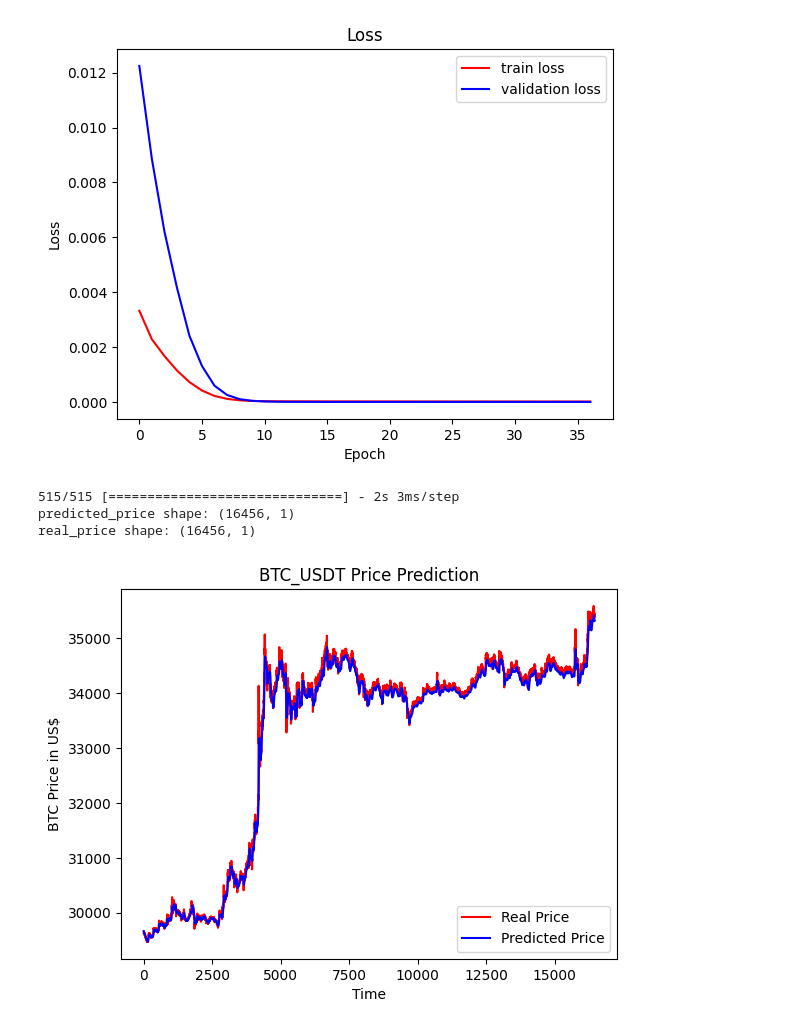
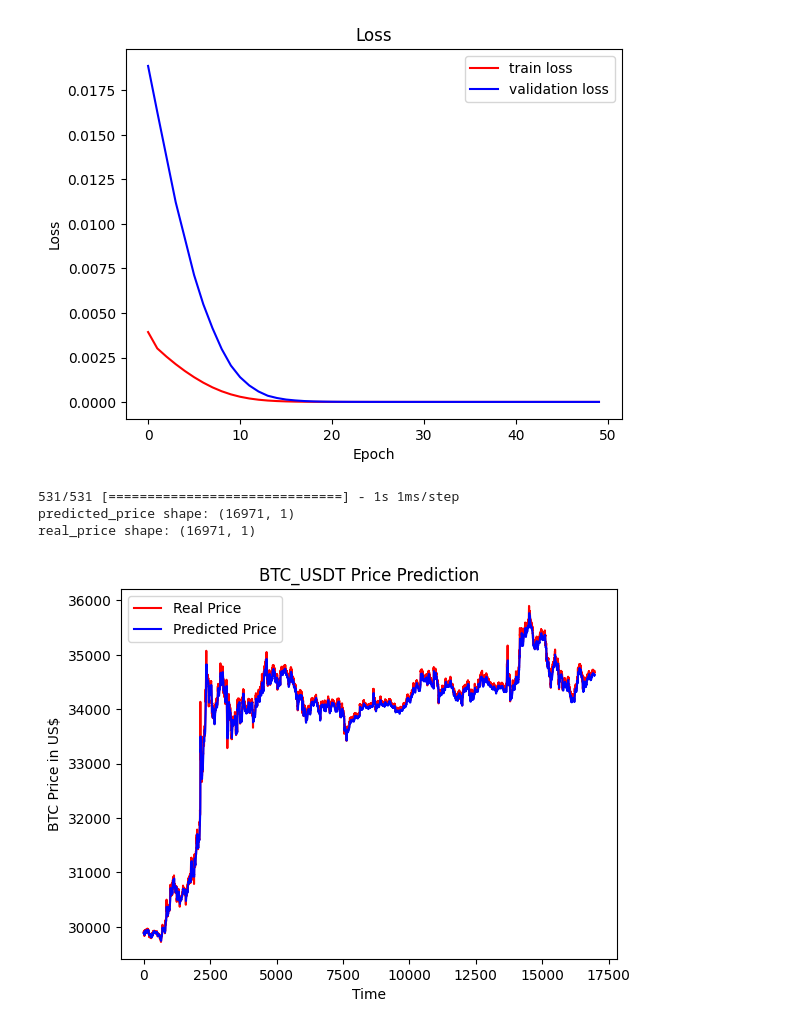
Before and after one commit to kentarokamiyajp/crypto-prediction-ml-dl, a Jupyter notebook: notebook/naive_models/minute_models/simple_price_prediction_lstm.ipynb, the cells around one changed output. Drawn from its saved outputs; the diff is of its cells as text; code cells hidden in the pictures.

```diff
--- a/notebook/naive_models/minute_models/simple_price_prediction_lstm.ipynb
+++ b/notebook/naive_models/minute_models/simple_price_prediction_lstm.ipynb
@@ -165,10 +167,11 @@ btc_raw_df.tail()
 ####################################
 # Create Dataset with target value
 ####################################
-predicting_days = 10
+predicting_points = 1
 btc_df_with_target = btc_raw_df
-target = btc_raw_df['close'].shift(-predicting_days)
+target_column_to_predict = 'close'
+target = btc_raw_df[target_column_to_predict].shift(-predicting_points)
 btc_df_with_target['target'] = target
-btc_df_with_target.tail()
+btc_df_with_target.tail(10)
 # %% [output]
 |  | open | high | low | close | total_volume | total_quantity | total_trade_count | buy_trade_count | ... |
@@ -191,0 +246,13 @@ btc_df_with_target.describe()
+# %%
+btc_df_with_target = btc_df_with_target.dropna()
+
+# NaN value might be included in the dataset.
+# Count the number of NaN for each column.
+labels = []
+values = []
+print('# of records:',btc_df_with_target.shape[0])
+print('<column name>: # of NaN records in the column')
+for col in btc_df_with_target.columns:
+    labels.append(col)
+    values.append(btc_df_with_target[col].isnull().sum())
+    print("{}: {}".format(col, values[-1]))
@@ -251,0 +330,4 @@ array([[0.08236596, 0.07775363, 0.08413046, 0.08246004],
+# %%
+dataset_feature_scaled = sc_features.fit_transform(dataset_raw_df[feature_columns])
+print(dataset_feature_scaled.shape)
+dataset_feature_scaled
@@ -271,12 +362,11 @@ test_size = 0.2
 train_index_to = int(len(dataset_feature_scaled)*train_size)
 test_index_to = len(dataset_feature_scaled)
 
-past_N = 60
+past_N = 10
 X_train = []
 y_train = []
 for i in range(past_N,train_index_to):
-    X_train.append(np.concatenate((dataset_feature_scaled[i],
-         dataset_feature_scaled[i-past_N+1:i, 3:].flatten()), axis = 0))
+    X_train.append(np.concatenate((dataset_feature_scaled[i],dataset_feature_scaled[i-past_N+1:i, 3].flatten()), axis = 0))
     y_train.append(dataset_target_scaled[i])
 X_train,y_train = np.array(X_train),np.array(y_train)
 print('X_train shape',X_train.shape)
@@ -284,8 +374,7 @@ print('X_train shape',X_train.shape)
 X_test = []
 y_test = []
 for i in range(train_index_to,test_index_to):
-    X_test.append(np.concatenate((dataset_feature_scaled[i],
-         dataset_feature_scaled[i-past_N+1:i, 3:].flatten()), axis = 0))
+    X_test.append(np.concatenate((dataset_feature_scaled[i], dataset_feature_scaled[i-past_N+1:i, 3].flatten()), axis = 0))
     y_test.append(dataset_target_scaled[i])
 X_test,y_test = np.array(X_test),np.array(y_test)
 print('X_test shape',X_test.shape)
@@ -351,28 +461,28 @@ plt.ylabel('Loss')
 plt.legend()
 plt.show()
 # %% [output]
-[figure, old version]
+[figure, new version]
 # %%
 # Predict test data and revert the price to the original scale
 predicted_price = regressor.predict(X_test)
-predicted_price = sc_target.inverse_transform(predicted_price)[:-predicting_days]
+predicted_price = sc_target.inverse_transform(predicted_price)[:-predicting_points]
 print('predicted_price shape:',predicted_price.shape)
 # predicted_price
 
-real_price = sc_target.inverse_transform(y_test)[:-predicting_days]
+real_price = sc_target.inverse_transform(y_test)[:-predicting_points]
 print('real_price shape:',real_price.shape)
 # real_price
 
 plt.plot(real_price, color = 'red', label = 'Real Price')
 plt.plot(predicted_price, color = 'blue', label = 'Predicted Price')
 plt.title('BTC_USDT Price Prediction')
 plt.xlabel('Time')
 plt.ylabel('BTC Price in US$')
 plt.legend()
 plt.show()
 # %% [output]
-515/515 [==============================] - 2s 3ms/step
-predicted_price shape: (16456, 1)
-real_price shape: (16456, 1)
+531/531 [==============================] - 1s 1ms/step
+predicted_price shape: (16971, 1)
+real_price shape: (16971, 1)
-[figure, old version]
+[figure, new version]
 # %%
```
Also changed, not shown: parts of 16 cells of this notebook.
